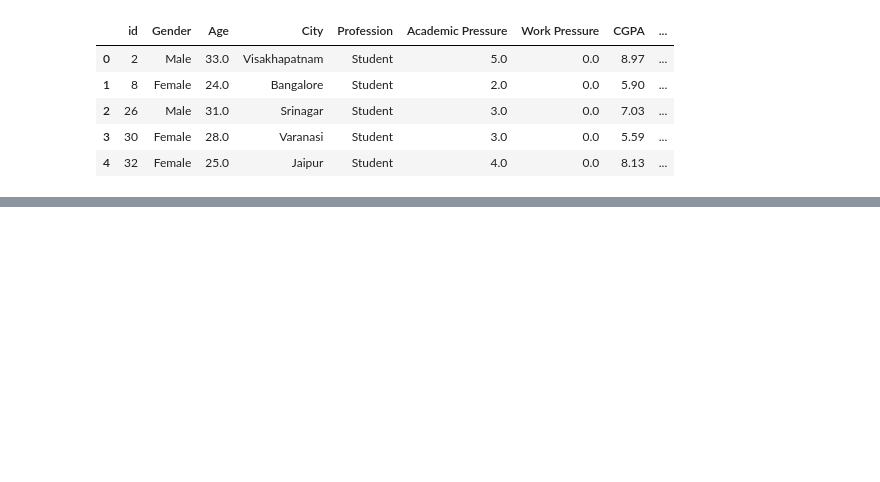
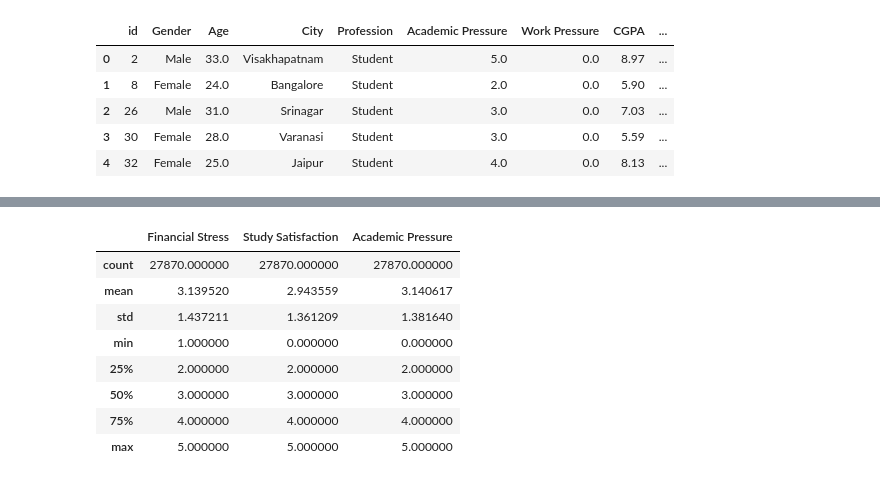
Before and after one commit to rizkyfauziilmi/Student-Depression-BI, a Jupyter notebook: jupyter/data_cleansing.ipynb, the cells around one changed output, grey strips where cells are left out. Cells and saved outputs as stored; diff of their text form; code cells hidden in the pictures; blank space fills up the shorter version.

```diff
--- a/jupyter/data_cleansing.ipynb
+++ b/jupyter/data_cleansing.ipynb
@@ -22,0 +280,13 @@ df.head()
+# %%
+unrepresentative_column = ['Financial Stress', 'Study Satisfaction', 'Academic Pressure']
+df[unrepresentative_column].describe()
+# %% [output]
+|  | Financial Stress | Study Satisfaction | Academic Pressure |
+| count | 27870.000000 | 27870.000000 | 27870.000000 |
+| mean | 3.139520 | 2.943559 | 3.140617 |
+| std | 1.437211 | 1.361209 | 1.381640 |
+| min | 1.000000 | 0.000000 | 0.000000 |
+| 25% | 2.000000 | 2.000000 | 2.000000 |
+| 50% | 3.000000 | 3.000000 | 3.000000 |
+| 75% | 4.000000 | 4.000000 | 4.000000 |
+| max | 5.000000 | 5.000000 | 5.000000 |
```
Also changed, not shown: parts of 41 cells of this notebook, 1 other file.
